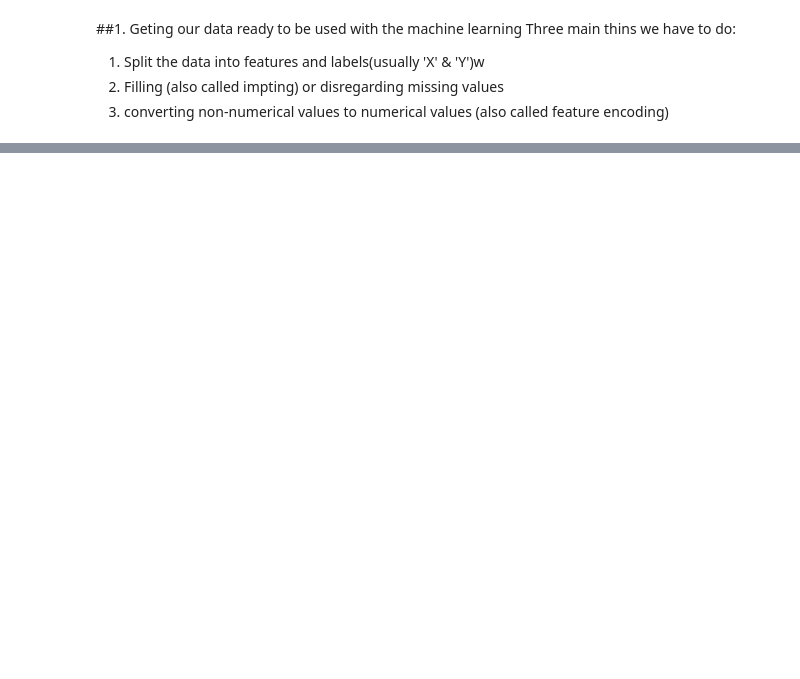
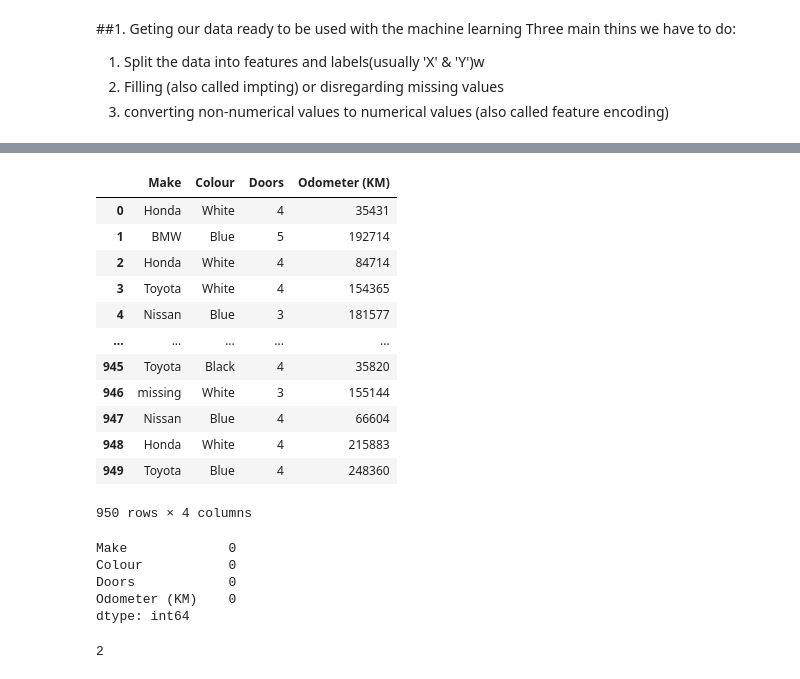
Before and after one commit to xtructt/z2m-ML, a Jupyter notebook: Scikit_learn.ipynb, the cells around one changed output, grey strips where cells are left out. Saved outputs shown, nothing was run; the diff lists cells and outputs as text; code cells hidden in the pictures; blank space fills up the shorter version.

```diff
--- a/Scikit_learn.ipynb
+++ b/Scikit_learn.ipynb
@@ -161,0 +376,5 @@ Three main thins we have to do:
+# %%
+#Import car sales missing data
+url = "https://raw.githubusercontent.com/xtructt/z2m-ML/master/Resources/zero-to-mastery-ml-master/data/car-sales-extended-missing-data.csv"
+car_sales_missing = pd.read_csv(url)
+car_sales_missing.head()
@@ -161,0 +397,3 @@ Three main thins we have to do:
+# %%
+car_sales_missing.dropna(subset=["Price"], inplace=True)
+car_sales_missing.isna().sum()
@@ -161,0 +407,25 @@ Three main thins we have to do:
+# %%
+#split into x and y
+x= car_sales_missing.drop("Price", axis=1)
+y = car_sales_missing["Price"]
+# %%
+#Fill missing values with scikitlearn
+from sklearn.impute import SimpleImputer
+from sklearn.compose import ColumnTransformer
+
+
+#Fill categorical values with 'missing' & numerical calues with mean
+cat_imputer = SimpleImputer(strategy="constant", fill_value="missing")
+door_imputer = SimpleImputer(strategy="constant", fill_value=4)
+num_imputer = SimpleImputer(strategy="mean")
+#Define columns
+cat_feature = ["Make", "Colour"]
+door_feature = ["Doors"]
+num_feature = ["Odometer (KM)"]
+#Create imputer (Something that fill missing data)
+imputer = ColumnTransformer([("cat_imputer",cat_imputer, cat_feature),
+                             ("door_imputer",door_imputer, door_feature),
+                             ("num_imputer",num_imputer, num_feature)])
+#Tranform the data
+filled_x =imputer.fit_transform(x)
+filled_x
@@ -161,0 +440,40 @@ Three main thins we have to do:
+# %%
+car_sales_filled = pd.DataFrame(filled_x,
+                                columns=["Make", "Colour","Doors", "Odometer (KM)" ])
+car_sales_filled
+# %% [output]
+|  | Make | Colour | Doors | Odometer (KM) |
+| 0 | Honda | White | 4 | 35431 |
+| 1 | BMW | Blue | 5 | 192714 |
+| 2 | Honda | White | 4 | 84714 |
+| 3 | Toyota | White | 4 | 154365 |
+| 4 | Nissan | Blue | 3 | 181577 |
+| ... | ... | ... | ... | ... |
+| 945 | Toyota | Black | 4 | 35820 |
+| 946 | missing | White | 3 | 155144 |
+| 947 | Nissan | Blue | 4 | 66604 |
+| 948 | Honda | White | 4 | 215883 |
+| 949 | Toyota | Blue | 4 | 248360 |
+950 rows × 4 columns
+# %%
+car_sales_filled.isna().sum()
+# %% [output]
+Make             0
+Colour           0
+Doors            0
+Odometer (KM)    0
+dtype: int64
+# %%
+#Turn the categories into number
+from sklearn.preprocessing import OneHotEncoder
+from sklearn.compose import ColumnTransformer
+categorical_features = ["Make", "Colour","Doors"]
+one_hot = OneHotEncoder()
+transformer = ColumnTransformer([("one_host",
+                                  one_hot,
+                                  categorical_features)],
+                                remainder='passthrough')
+transformed_x = transformer.fit_transform(car_sales_filled)
+transformed_x.ndim
+# %% [output]
+2
```
Also changed, not shown: parts of 39 cells of this notebook.
